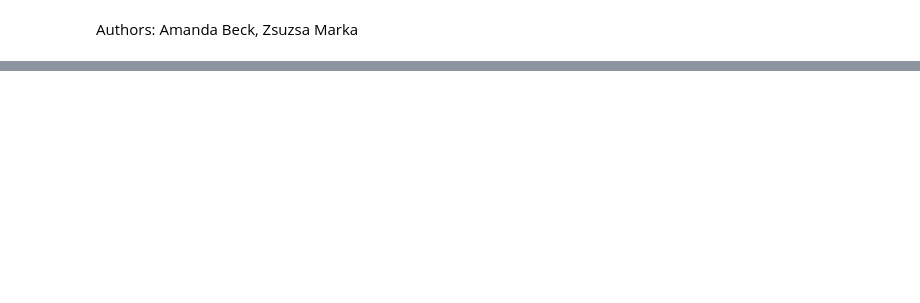
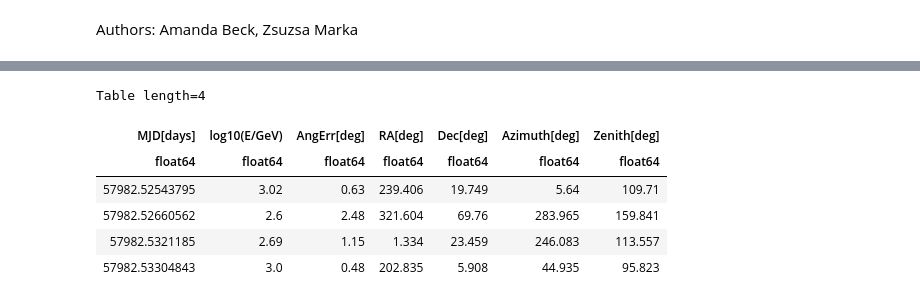
Before and after one commit to Amanda2212/MMA_Demos, a Jupyter notebook: jupyter_nbs/BNS_GRB_Neutrino_Overlap_Demo.ipynb, the cells around one changed output, grey strips where cells are left out. Cells and saved outputs as stored; diff of their text form; code cells hidden in the pictures; blank space fills up the shorter version.

```diff
--- a/jupyter_nbs/BNS_GRB_Neutrino_Overlap_Demo.ipynb
+++ b/jupyter_nbs/BNS_GRB_Neutrino_Overlap_Demo.ipynb
@@ -1122,0 +198,13 @@ mention rasterize.
+# %%
+# looking for neutrinos within +-500 seconds of the event time:
+bns_mjd = 57982.52852348908 # from GW fits header
+closest_neutrinos = neutrino_data[(neutrino_data['MJD[days]'] <= bns_mjd + 0.005) & (neutrino_data['MJD[days]'] >= bns_mjd - 0.005)]
+closest_neutrinos
+# %% [output]
+Table length=4
+| MJD[days] | log10(E/GeV) | AngErr[deg] | RA[deg] | Dec[deg] | Azimuth[deg] | Zenith[deg] |
+| float64 | float64 | float64 | float64 | float64 | float64 | float64 |
+| 57982.52543795 | 3.02 | 0.63 | 239.406 | 19.749 | 5.64 | 109.71 |
+| 57982.52660562 | 2.6 | 2.48 | 321.604 | 69.76 | 283.965 | 159.841 |
+| 57982.5321185 | 2.69 | 1.15 | 1.334 | 23.459 | 246.083 | 113.557 |
+| 57982.53304843 | 3.0 | 0.48 | 202.835 | 5.908 | 44.935 | 95.823 |
```
Also changed, not shown: parts of 92 cells of this notebook, 11 other files.
